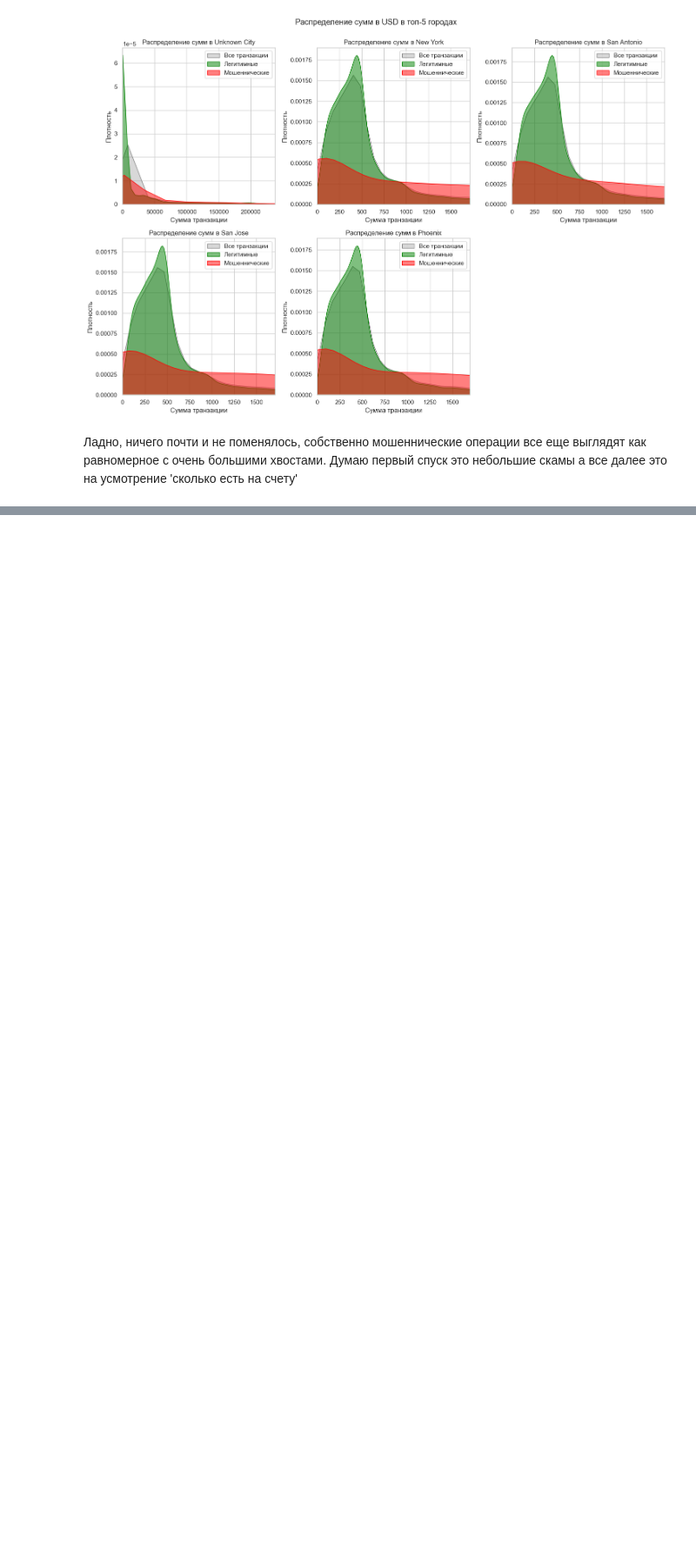
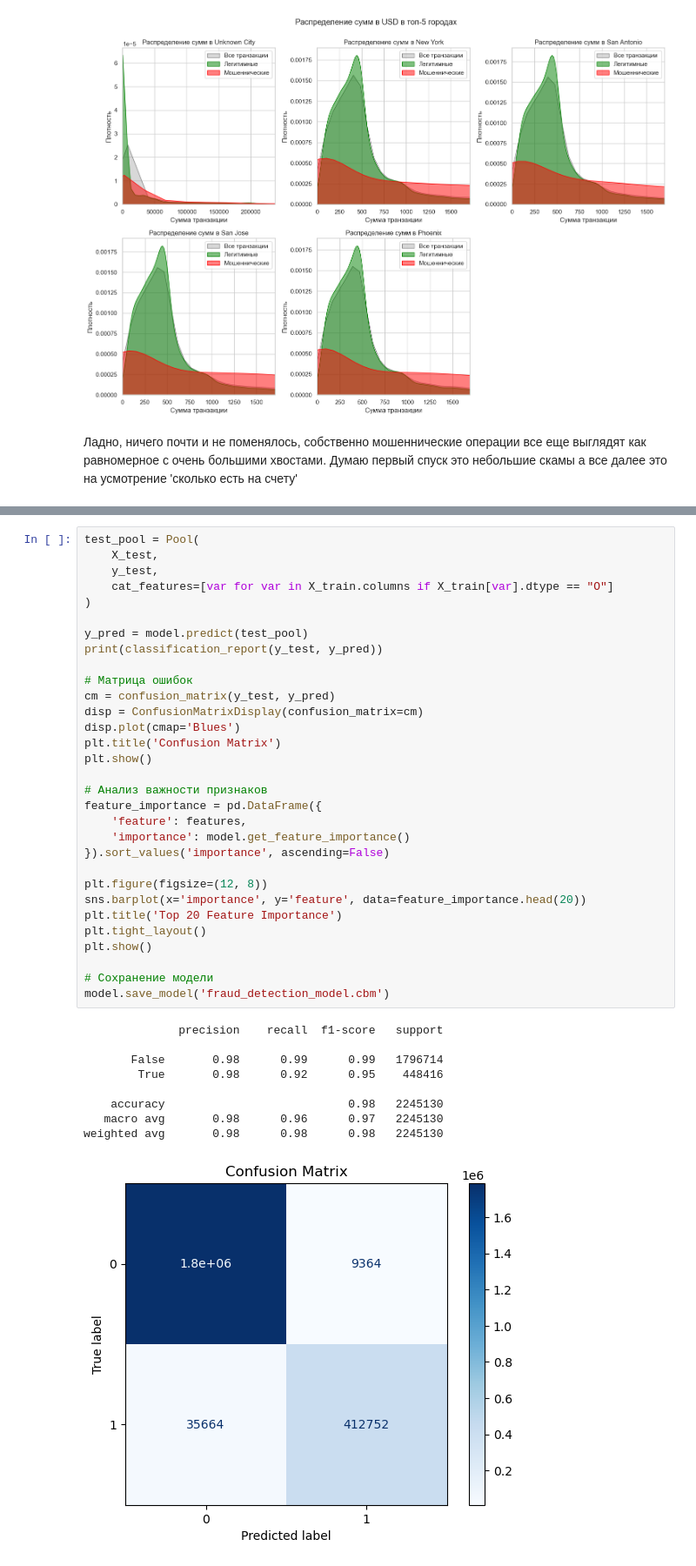
Before and after one commit to klyuchnikova/fraud_historical_research, a Jupyter notebook: research_history.ipynb, the cells around one changed output, grey strips where cells are left out. Shown at 87% size. Drawn from its saved outputs; the diff is of its cells as text; blank space fills up the shorter version.

```diff
--- a/research_history.ipynb
+++ b/research_history.ipynb
@@ -272,0 +622,41 @@ Passing `palette` without assigning `hue` is deprecated and will be removed in v
+# %%
+test_pool = Pool(
+    X_test,
+    y_test,
+    cat_features=[var for var in X_train.columns if X_train[var].dtype == "O"]
+)
+
+y_pred = model.predict(test_pool)
+print(classification_report(y_test, y_pred))
+
+# Матрица ошибок
+cm = confusion_matrix(y_test, y_pred)
+disp = ConfusionMatrixDisplay(confusion_matrix=cm)
+disp.plot(cmap='Blues')
+plt.title('Confusion Matrix')
+plt.show()
+
+# Анализ важности признаков
+feature_importance = pd.DataFrame({
+    'feature': features,
+    'importance': model.get_feature_importance()
+}).sort_values('importance', ascending=False)
+
+plt.figure(figsize=(12, 8))
+sns.barplot(x='importance', y='feature', data=feature_importance.head(20))
+plt.title('Top 20 Feature Importance')
+plt.tight_layout()
+plt.show()
+
+# Сохранение модели
+model.save_model('fraud_detection_model.cbm')
+# %% [output]
+              precision    recall  f1-score   support
+
+       False       0.98      0.99      0.99   1796714
+        True       0.98      0.92      0.95    448416
+
+    accuracy                           0.98   2245130
+   macro avg       0.98      0.96      0.97   2245130
+weighted avg       0.98      0.98      0.98   2245130
+[figure, added]
```
Also changed, not shown: parts of 15 cells of this notebook, 6 other files.
